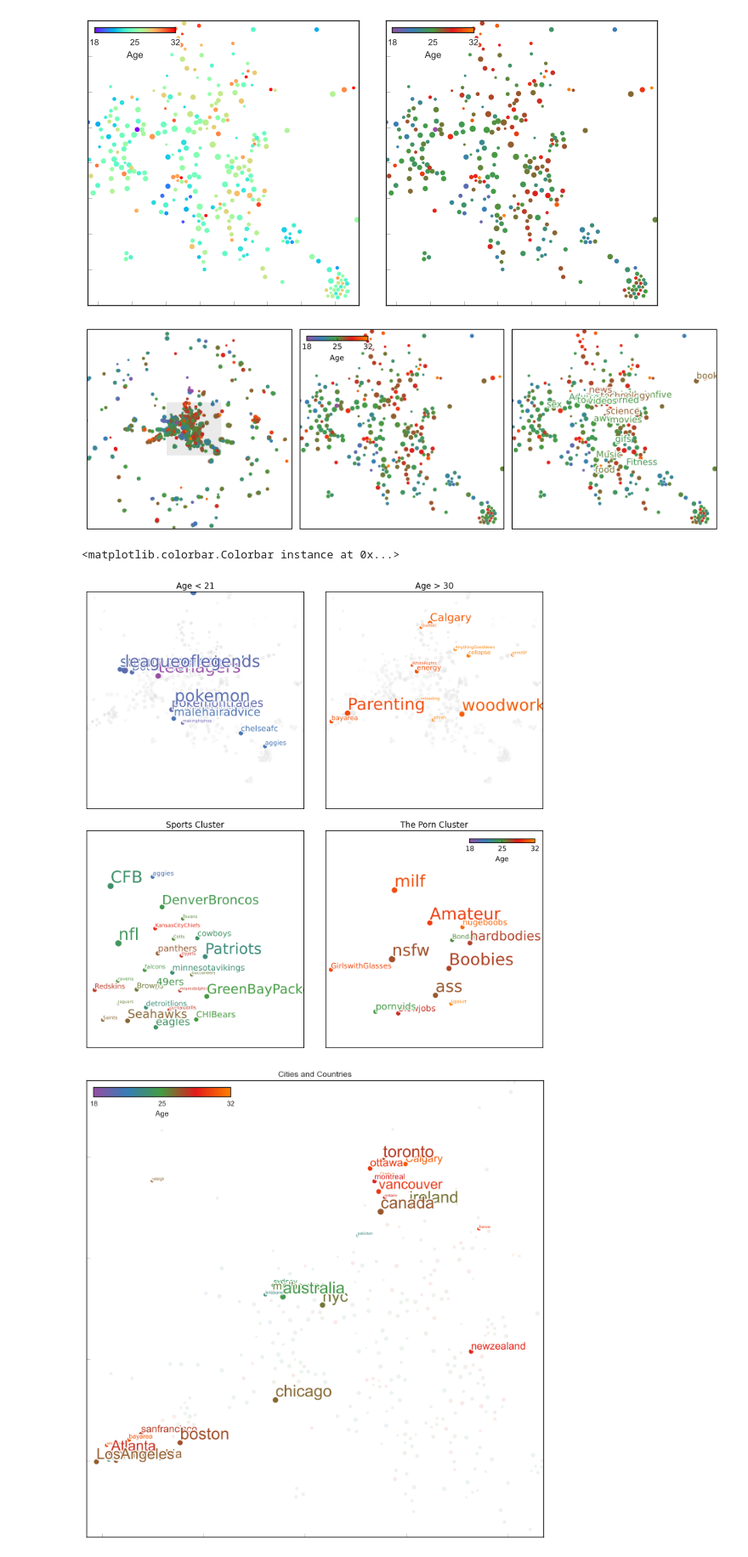
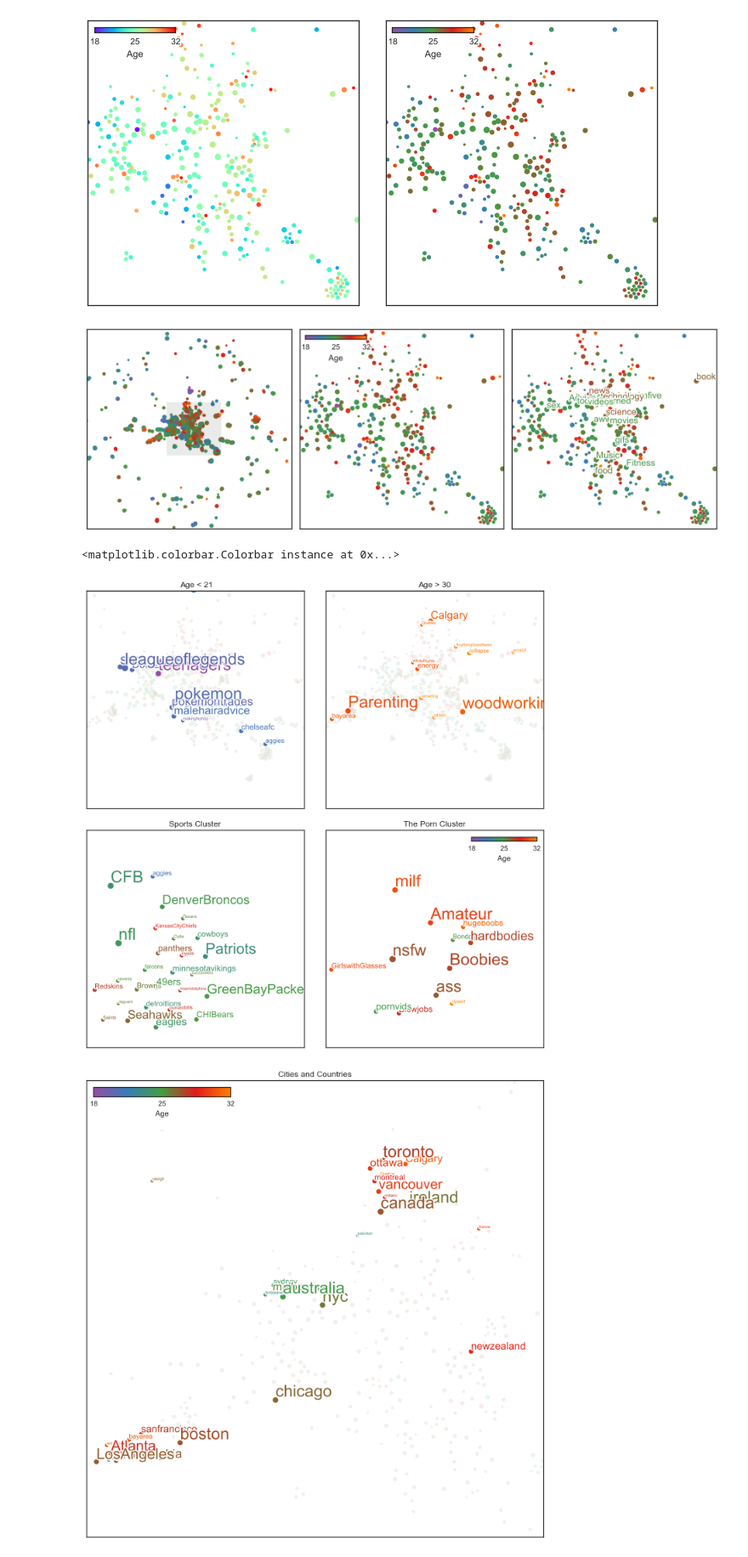
Before and after one commit to ajmendez/explore, a Jupyter notebook: reddit/visualize.ipynb, the cells around one changed output. Shown: that part at 85% size. Cells and saved outputs as stored; diff of their text form; code cells hidden in the pictures.

```diff
--- a/reddit/visualize.ipynb
+++ b/reddit/visualize.ipynb
@@ -123,6 +125,8 @@ def setup_clusters(width=1500, xoffset=0, yoffset=0, **params):
     kwargs = dict(xticks=False, yticks=False, grid=False, tickmarks=False)
     kwargs.update(params)
     ax = setup(xr=[-width+xoffset,width+xoffset], yr=[-width+yoffset,width+yoffset], **kwargs)
+    pylab.xticks([])
+    pylab.yticks([])
     return ax
 
 
@@ -195,44 +199,44 @@ label_clusters(data, (data['nunique'] > 500))
 pylab.tight_layout()
 # pylab.savefig('/Users/ajmendez/Desktop/subreddits.png', dpi=200)
 # %% [output]
-[figure, old version]
+[figure, new version]
 # %%
 sub_width = 600
 sub_xoffset = 20
-sub_yoffset = -40
+sub_yoffset = -50
 setup_clusters(sub_width, sub_xoffset, sub_yoffset, figsize=(12,12), subplt=(2,2,1), title='Age < 21')
-plot_cluster(data, cmap=pylab.cm.Greys, alpha=0.1, maxsize=20)
+plot_cluster(data, cmap=make_cmap(), alpha=0.1, maxsize=20)
 isage = (data['age'] < 21) & (data['nunique'] > 10)
 sca = plot_cluster(data, isage, sizescale=2.0)
 label_clusters(data, isage, sizescale=2.0)
 
 setup_clusters(sub_width, sub_xoffset, sub_yoffset, subplt=(2,2,2), title='Age > 30')
-plot_cluster(data, cmap=pylab.cm.Greys, alpha=0.1, maxsize=20)
+plot_cluster(data, cmap=make_cmap(), alpha=0.1, maxsize=20)
 isage = (data['age'] > 30) & (data['nunique'] > 10)
 sca = plot_cluster(data, isage, sizescale=2.0)
 label_clusters(data, isage, sizescale=2.0)
 
 sub_width = 60
 sub_xoffset = 430
 sub_yoffset = -330
 setup_clusters(sub_width, sub_xoffset, sub_yoffset, subplt=(2,2,3), title='Sports Cluster')
 plot_cluster(data, cmap=pylab.cm.Greys, alpha=0.1, maxsize=20)
 isage = (data['nunique'] > 10)
 sca = plot_cluster(data, isage, sizescale=2.0)
 label_clusters(data, isage, sizescale=2.0)
 
 sub_width = 70
 sub_xoffset = 1000
 sub_yoffset = 150
 setup_clusters(sub_width, sub_xoffset, sub_yoffset, subplt=(2,2,4), title='The Porn Cluster')
 plot_cluster(data, cmap=pylab.cm.Greys, alpha=0.1, maxsize=20)
 isage = (data['nunique'] > 5) & (data['age'] > 0)
 sca = plot_cluster(data, isage, sizescale=2.0)
 label_clusters(data, isage, sizescale=2.0)
 icolorbar(sca, loc=1)
 # %% [output]
 <matplotlib.colorbar.Colorbar instance at 0x...>
-[figure, old version]
+[figure, new version]
 # %%
 sub_width = 450
 sub_xoffset = -180
```
Also changed, not shown: parts of 7 cells of this notebook.
